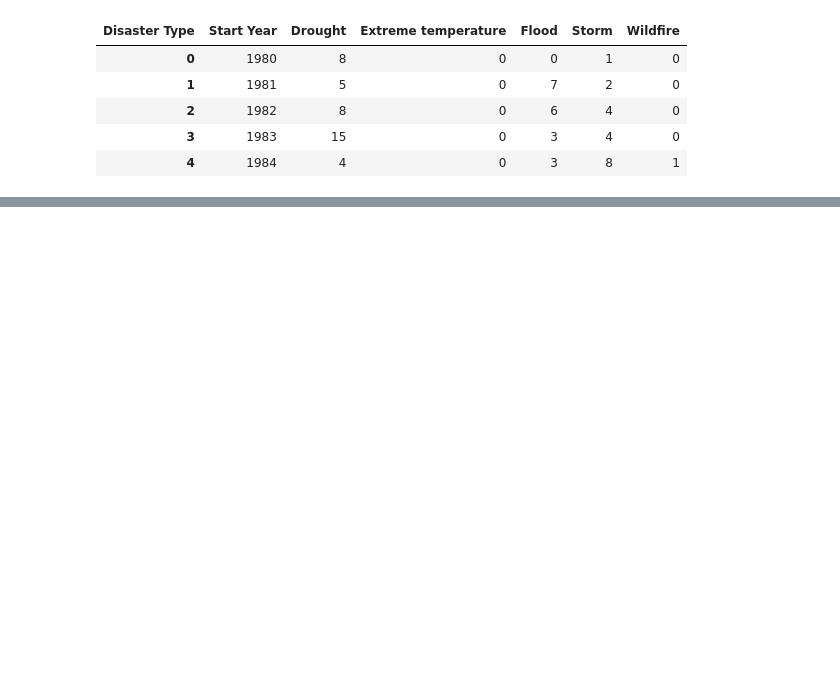
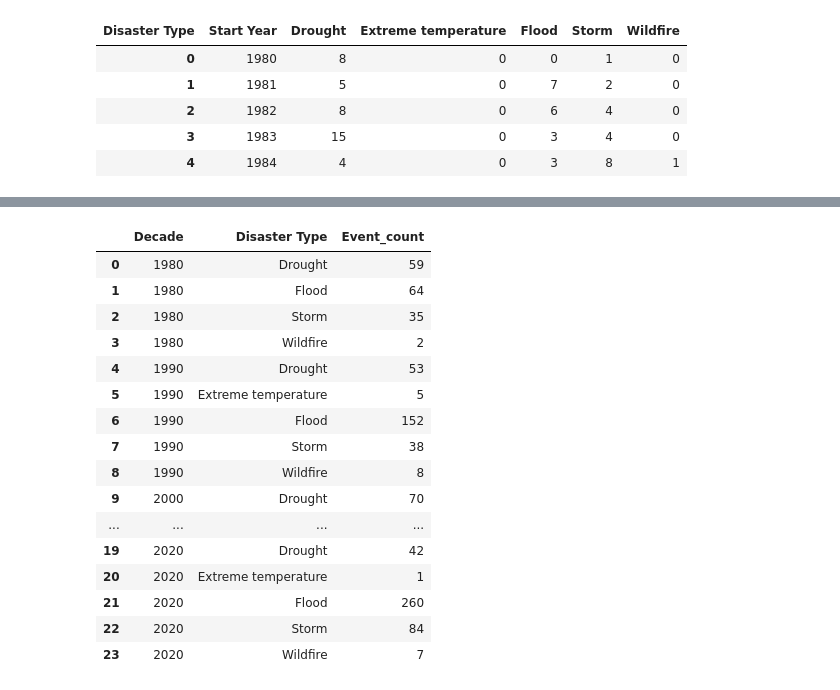
Before and after one commit to Code-blize/africa-climate-disaster-timeline, a Jupyter notebook: notebook/africa_climate_timeline.ipynb, the cells around one changed output, grey strips where cells are left out. Drawn from its saved outputs; the diff is of its cells as text; code cells hidden in the pictures; blank space fills up the shorter version.

```diff
--- a/notebook/africa_climate_timeline.ipynb
+++ b/notebook/africa_climate_timeline.ipynb
@@ -128,7 +128,7 @@ dtype: int64
 # %%
 climate_type = ['Flood', 'Storm', 'Drought', 'Wildfire', 'Extreme temperature']
 
-df_climate = df_clean[df_clean['Disaster Type'].isin(climate_type)]
+df_climate = df_clean[df_clean['Disaster Type'].isin(climate_type)].copy()
 df_climate.shape
 # %% [output]
 (1905, 5)
@@ -241,3 +241,7 @@ yearly_wide.head()
 | 4 | 1984 | 4 | 0 | 3 | 8 | 1 |
 # %%
 yearly_wide.to_csv('/content/drive/MyDrive/africa_climate_wide.csv', index=False)
+# %%
+df_climate['Decade'] = (df_climate["Start Year"] // 10) * 10
+
+df_climate[["Start Year", "Decade"]].head(10)
@@ -243,0 +281,24 @@ yearly_wide.to_csv('/content/drive/MyDrive/africa_climate_wide.csv', index=False
+# %%
+decade_summary = df_climate.groupby(['Decade', 'Disaster Type']).agg(
+    Event_count=('Disaster Type', 'count'),
+).reset_index()
+
+decade_summary
+# %% [output]
+|  | Decade | Disaster Type | Event_count |
+| 0 | 1980 | Drought | 59 |
+| 1 | 1980 | Flood | 64 |
+| 2 | 1980 | Storm | 35 |
+| 3 | 1980 | Wildfire | 2 |
+| 4 | 1990 | Drought | 53 |
+| 5 | 1990 | Extreme temperature | 5 |
+| 6 | 1990 | Flood | 152 |
+| 7 | 1990 | Storm | 38 |
+| 8 | 1990 | Wildfire | 8 |
+| 9 | 2000 | Drought | 70 |
+| ... | ... | ... | ... |
+| 19 | 2020 | Drought | 42 |
+| 20 | 2020 | Extreme temperature | 1 |
+| 21 | 2020 | Flood | 260 |
+| 22 | 2020 | Storm | 84 |
+| 23 | 2020 | Wildfire | 7 |
```
Also changed, not shown: parts of 6 cells of this notebook.
